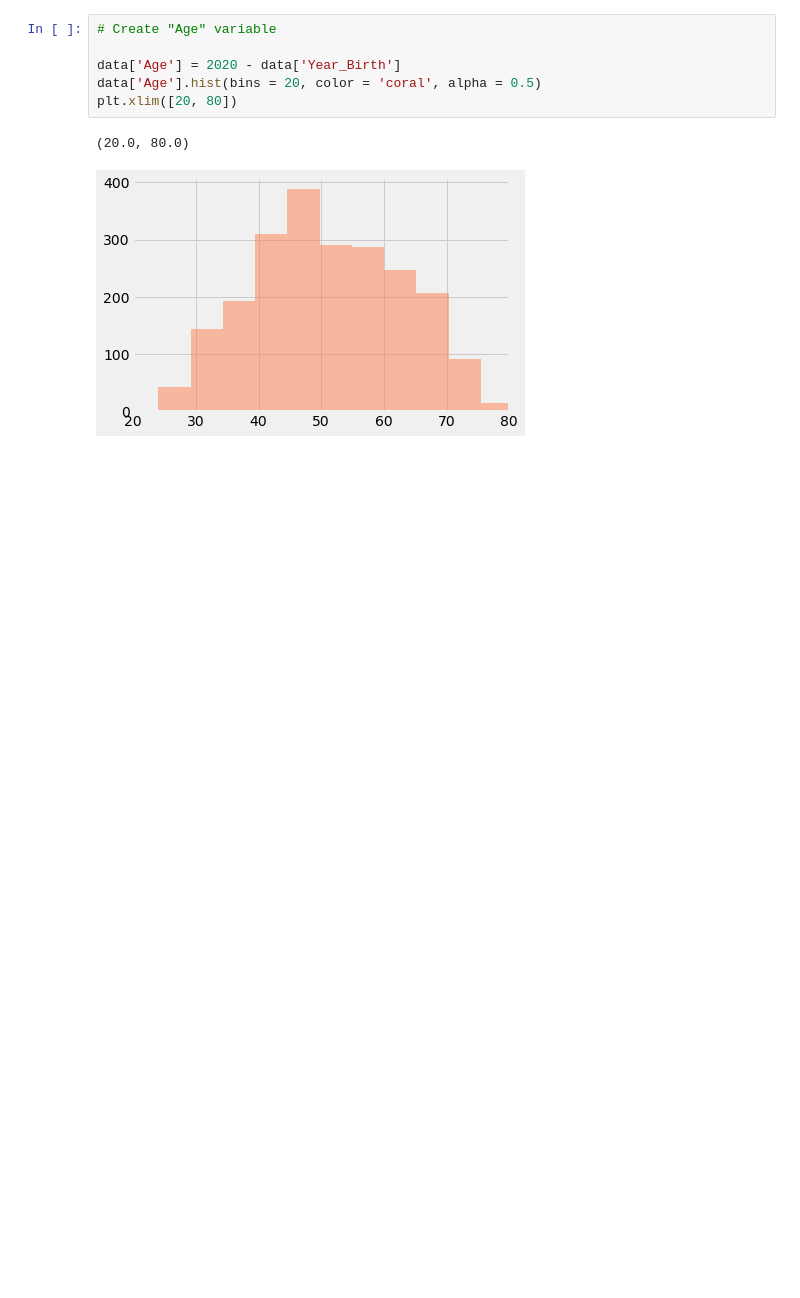
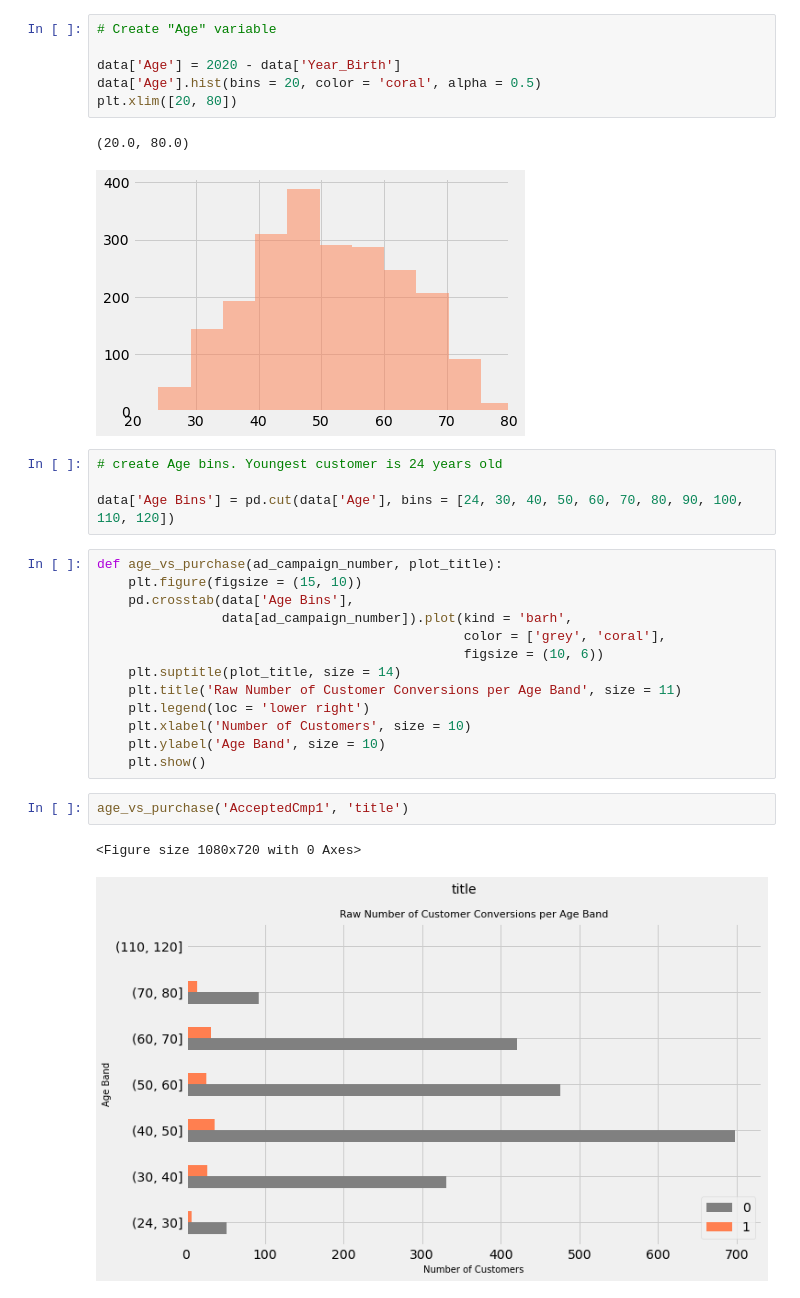
Before and after one commit to Taimur-Shabbir/in-progress-projects, a Jupyter notebook: CRM Analytics Project.ipynb, the cells around one changed output. Drawn from its saved outputs; the diff is of its cells as text; blank space fills up the shorter version.

```diff
--- a/CRM Analytics Project.ipynb
+++ b/CRM Analytics Project.ipynb
@@ -360,3 +412,25 @@ plt.xlim([20, 80])
 # %% [output]
 (20.0, 80.0)
 [figure]
+# %%
+# create Age bins. Youngest customer is 24 years old
+
+data['Age Bins'] = pd.cut(data['Age'], bins = [24, 30, 40, 50, 60, 70, 80, 90, 100, 110, 120])
+# %%
+def age_vs_purchase(ad_campaign_number, plot_title):
+    plt.figure(figsize = (15, 10))
+    pd.crosstab(data['Age Bins'],
+                data[ad_campaign_number]).plot(kind = 'barh',
+                                               color = ['grey', 'coral'],
+                                               figsize = (10, 6))
+    plt.suptitle(plot_title, size = 14)
+    plt.title('Raw Number of Customer Conversions per Age Band', size = 11)
+    plt.legend(loc = 'lower right')
+    plt.xlabel('Number of Customers', size = 10)
+    plt.ylabel('Age Band', size = 10)
+    plt.show()
+# %%
+age_vs_purchase('AcceptedCmp1', 'title')
+# %% [output]
+<Figure size 1080x720 with 0 Axes>
+[figure, added]
```
Also changed, not shown: parts of 39 cells of this notebook.
